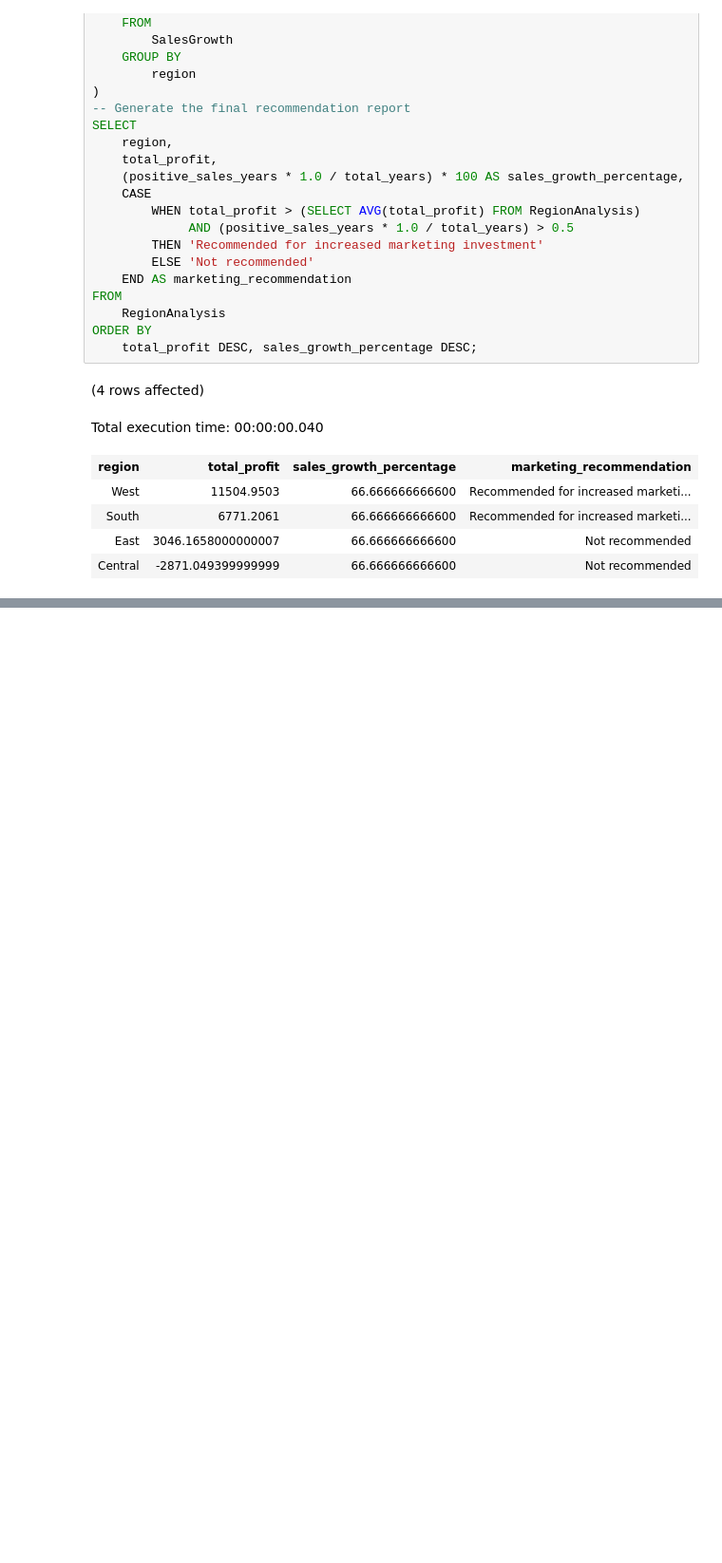
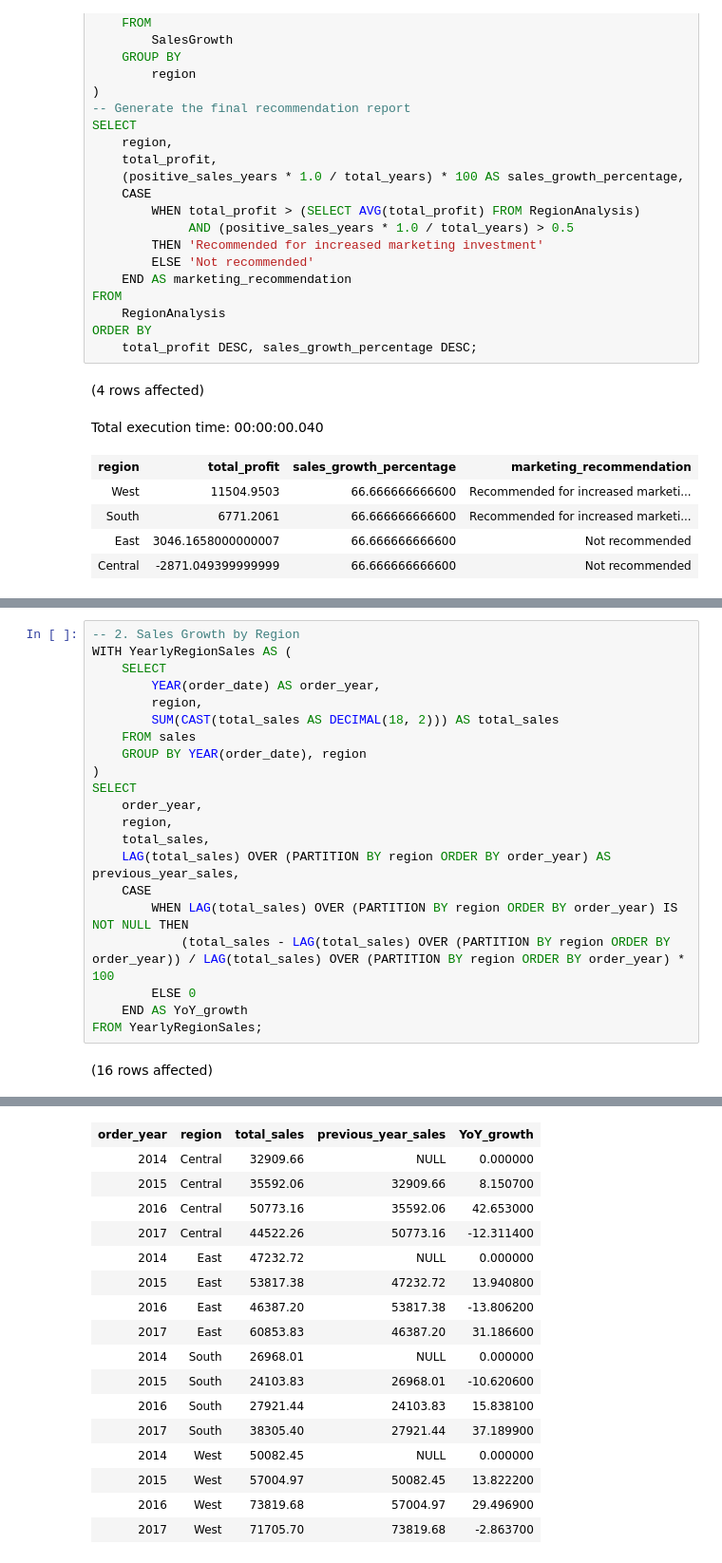
Before and after one commit to davidjayjackson/furniture_sales, a Jupyter notebook: furniture_sales.ipynb, the cells around one changed output, grey strips where cells are left out. Shown at 95% size. Cells and saved outputs as stored; diff of their text form; blank space fills up the shorter version.

```diff
--- a/furniture_sales.ipynb
+++ b/furniture_sales.ipynb
@@ -375,0 +521,23 @@ Total execution time: 00:00:00.040
+# %%
+-- 2. Sales Growth by Region
+WITH YearlyRegionSales AS (
+    SELECT
+        YEAR(order_date) AS order_year,
+        region,
+        SUM(CAST(total_sales AS DECIMAL(18, 2))) AS total_sales
+    FROM sales
+    GROUP BY YEAR(order_date), region
+)
+SELECT
+    order_year,
+    region,
+    total_sales,
+    LAG(total_sales) OVER (PARTITION BY region ORDER BY order_year) AS previous_year_sales,
+    CASE
+        WHEN LAG(total_sales) OVER (PARTITION BY region ORDER BY order_year) IS NOT NULL THEN
+            (total_sales - LAG(total_sales) OVER (PARTITION BY region ORDER BY order_year)) / LAG(total_sales) OVER (PARTITION BY region ORDER BY order_year) * 100
+        ELSE 0
+    END AS YoY_growth
+FROM YearlyRegionSales;
+# %% [output]
+(16 rows affected)
@@ -375,0 +545,17 @@ Total execution time: 00:00:00.040
+| order_year | region | total_sales | previous_year_sales | YoY_growth |
+| 2014 | Central | 32909.66 | NULL | 0.000000 |
+| 2015 | Central | 35592.06 | 32909.66 | 8.150700 |
+| 2016 | Central | 50773.16 | 35592.06 | 42.653000 |
+| 2017 | Central | 44522.26 | 50773.16 | -12.311400 |
+| 2014 | East | 47232.72 | NULL | 0.000000 |
+| 2015 | East | 53817.38 | 47232.72 | 13.940800 |
+| 2016 | East | 46387.20 | 53817.38 | -13.806200 |
+| 2017 | East | 60853.83 | 46387.20 | 31.186600 |
+| 2014 | South | 26968.01 | NULL | 0.000000 |
+| 2015 | South | 24103.83 | 26968.01 | -10.620600 |
+| 2016 | South | 27921.44 | 24103.83 | 15.838100 |
+| 2017 | South | 38305.40 | 27921.44 | 37.189900 |
+| 2014 | West | 50082.45 | NULL | 0.000000 |
+| 2015 | West | 57004.97 | 50082.45 | 13.822200 |
+| 2016 | West | 73819.68 | 57004.97 | 29.496900 |
+| 2017 | West | 71705.70 | 73819.68 | -2.863700 |
```
Also changed, not shown: parts of 10 cells of this notebook.
